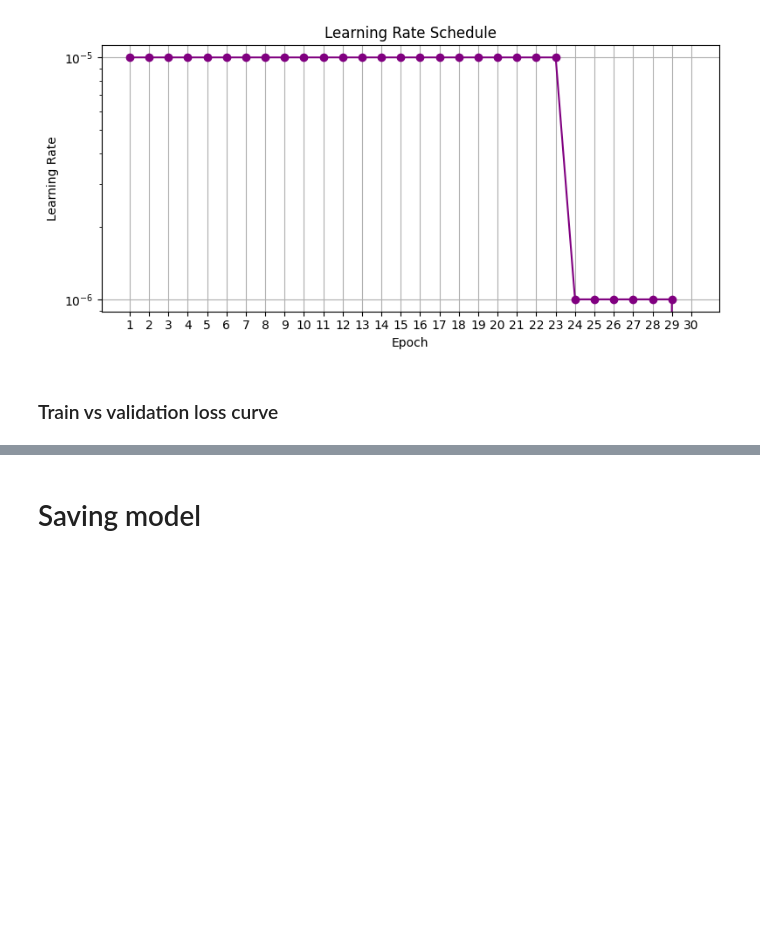
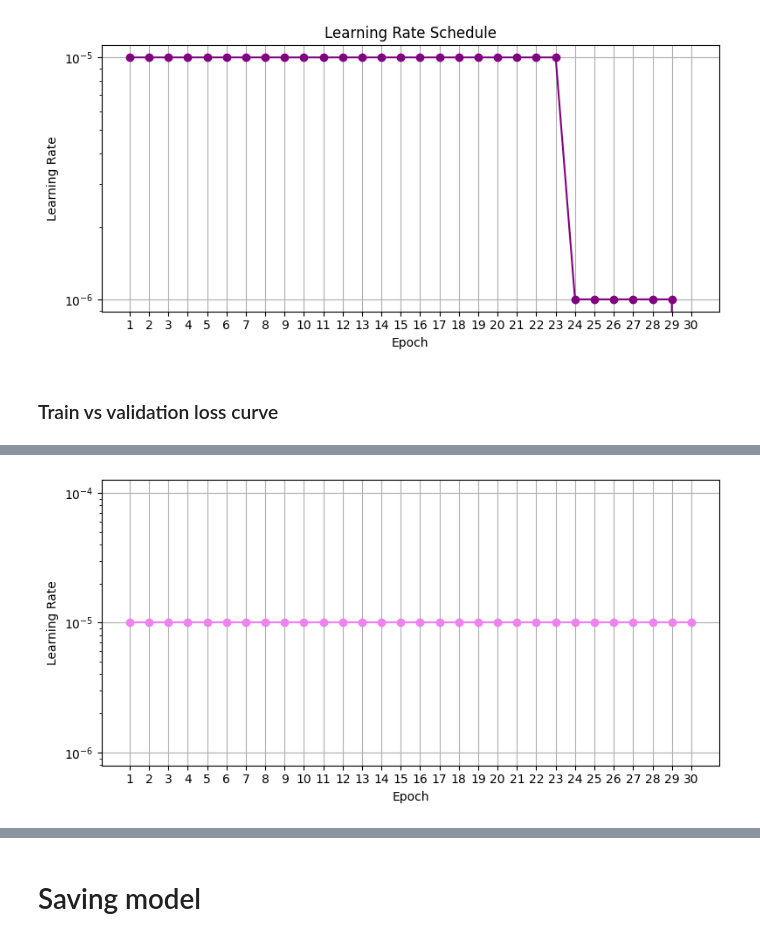
Before and after one commit to rahuldavanam/studentarbeit-final, a Jupyter notebook: 3_training_phase.ipynb, the cells around one changed output, grey strips where cells are left out. Saved outputs shown, nothing was run; the diff lists cells and outputs as text; code cells hidden in the pictures; blank space fills up the shorter version.

```diff
--- a/3_training_phase.ipynb
+++ b/3_training_phase.ipynb
@@ -629,0 +672,14 @@ plt.show()  # optional if you want to view it
+# %%
+plt.figure(figsize=(8, 4))
+plt.plot(epochs, lrs, marker='o', linestyle='-', color='violet')
+plt.xlabel('Epoch')
+plt.ylabel('Learning Rate')
+# plt.title('Learning Rate Schedule')
+plt.grid(True)
+plt.xticks(epochs)
+plt.yscale('log')  # because of the log-scale decay
+plt.tight_layout()
+plt.savefig('lr_schedule_v5.pdf', dpi=600)
+plt.show()
+# %% [output]
+[figure, added]
```
Also changed, not shown: parts of 6 cells of this notebook.
